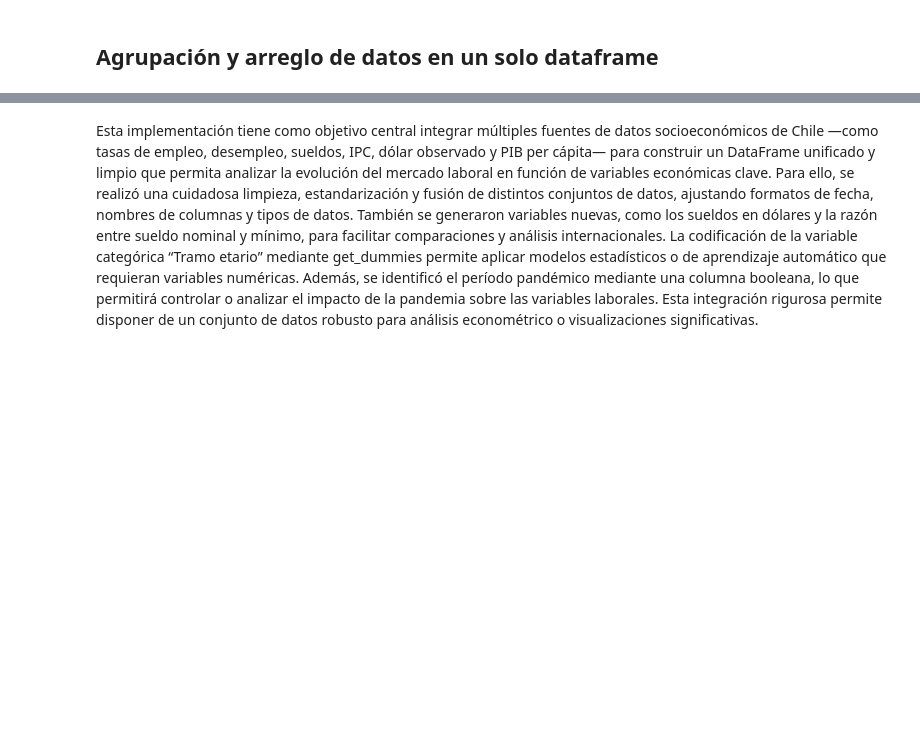
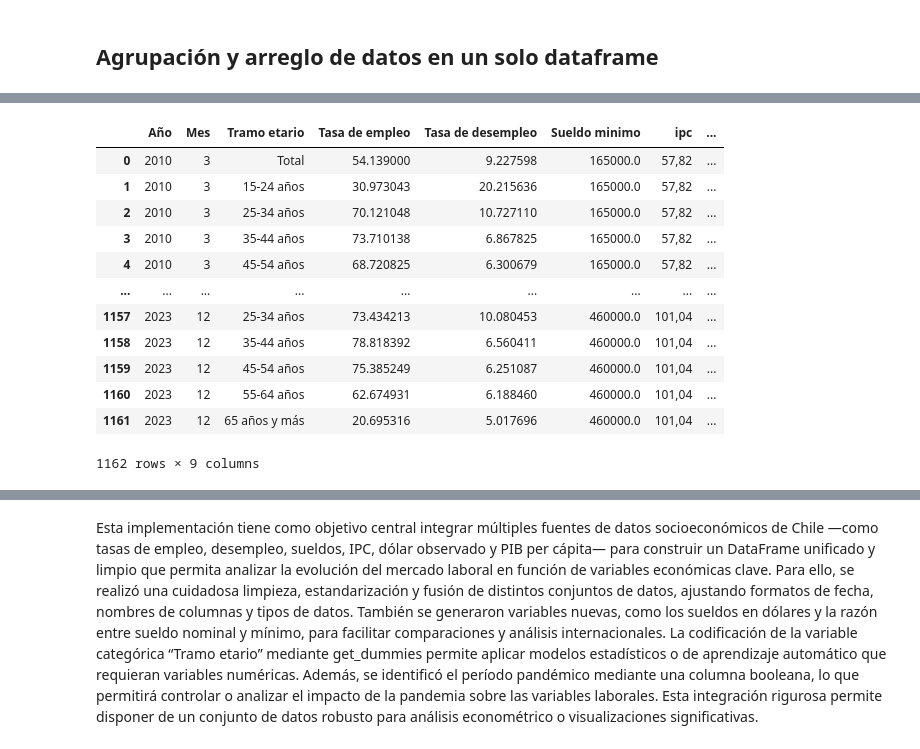
Before and after one commit to Martinosky/Proyecto_Mineria, a Jupyter notebook: Proyecto.ipynb, the cells around one changed output, grey strips where cells are left out. Saved outputs shown, nothing was run; the diff lists cells and outputs as text; code cells hidden in the pictures; blank space fills up the shorter version.

```diff
--- a/Proyecto.ipynb
+++ b/Proyecto.ipynb
@@ -14,0 +235,31 @@ Nuestro objetivo es que nuestros analisis de los datos sean de utilidad para el
+# %%
+
+# Procesar el DataFrame de PIB per cápita:
+# Filtrar para Chile, eliminar columnas innecesarias, transponer y renombrar las columnas
+pib_percapita = pib_percapita[pib_percapita["Country Name"] == "Chile"] \
+    .drop(["Country Name", "Country Code", "Indicator Name", "Indicator Code"], axis=1) \
+    .transpose().reset_index().rename(columns={"index": "Año", 39: "PIB per capita"}).dropna()
+pib_percapita["Año"] = pib_percapita["Año"].astype(int)
+
+# Fusionar con el DataFrame de empleabilidad usando el PIB per cápita (hasta 2023)
+df_empleabilidad_pib = pd.merge(
+    df_empleabilidad,
+    pib_percapita,
+    on=["Año"],
+    how="inner"
+)
+display(df_empleabilidad_pib)
+# %% [output]
+|  | Año | Mes | Tramo etario | Tasa de empleo | Tasa de desempleo | Sueldo minimo | ipc | ... |
+| 0 | 2010 | 3 | Total | 54.139000 | 9.227598 | 165000.0 | 57,82 | ... |
+| 1 | 2010 | 3 | 15-24 años | 30.973043 | 20.215636 | 165000.0 | 57,82 | ... |
+| 2 | 2010 | 3 | 25-34 años | 70.121048 | 10.727110 | 165000.0 | 57,82 | ... |
+| 3 | 2010 | 3 | 35-44 años | 73.710138 | 6.867825 | 165000.0 | 57,82 | ... |
+| 4 | 2010 | 3 | 45-54 años | 68.720825 | 6.300679 | 165000.0 | 57,82 | ... |
+| ... | ... | ... | ... | ... | ... | ... | ... | ... |
+| 1157 | 2023 | 12 | 25-34 años | 73.434213 | 10.080453 | 460000.0 | 101,04 | ... |
+| 1158 | 2023 | 12 | 35-44 años | 78.818392 | 6.560411 | 460000.0 | 101,04 | ... |
+| 1159 | 2023 | 12 | 45-54 años | 75.385249 | 6.251087 | 460000.0 | 101,04 | ... |
+| 1160 | 2023 | 12 | 55-64 años | 62.674931 | 6.188460 | 460000.0 | 101,04 | ... |
+| 1161 | 2023 | 12 | 65 años y más | 20.695316 | 5.017696 | 460000.0 | 101,04 | ... |
+1162 rows × 9 columns
```
Also changed, not shown: parts of 13 cells of this notebook.
